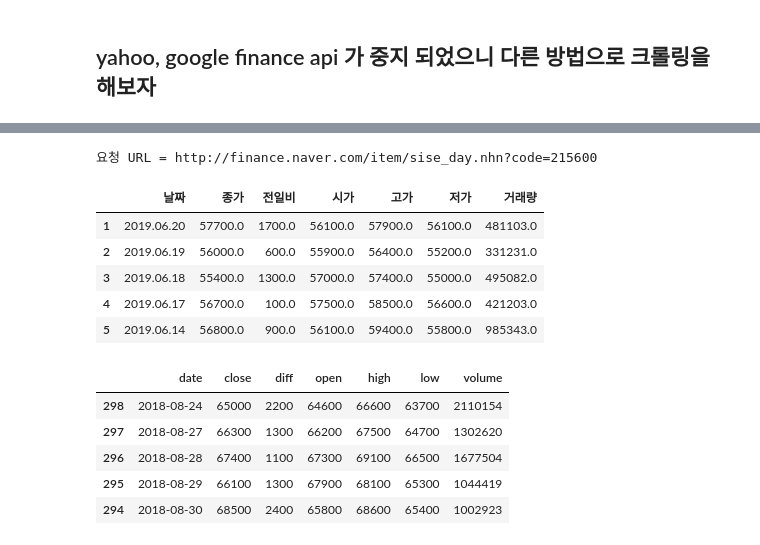
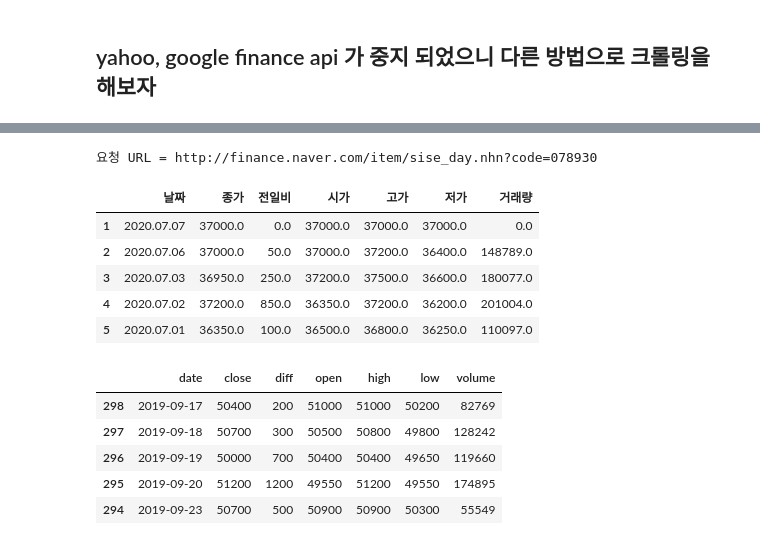
Before and after one commit to hansw90/stock-searcher, a Jupyter notebook: NaverStock&Plotly.ipynb, the cells around one changed output, grey strips where cells are left out. Cells and saved outputs as stored; diff of their text form; code cells hidden in the pictures.

```diff
--- a/NaverStock&Plotly.ipynb
+++ b/NaverStock&Plotly.ipynb
@@ -21,37 +21,42 @@ code_df.head()
 # %%
 # 종목 이름을 입력하면 종목에 해당하는 코드를 불러와
 # 네이버 금융("http://finance.naver.com") 에 넣어줌
 
 def get_url(item_name, code_df):
+    code = code_df.query("name=='{}'".format(item_name))['code'].to_string(index=False)
 
-    code = code_df.query("name=='{}'".format(item_name))['code'].to_string(index=False)
-    url = 'http://finance.naver.com/item/sise_day.nhn?code={code}'.format(code=code)
+    url = 'http://finance.naver.com/item/sise_day.nhn?code={}'.format(code)
+
+    # 이상하게 오랜만에 확인해보니 띄어쓰기가 발생한다?
+    # 2020/7/7일 기준 임시 코드 적용
+    url = url.split(' ')
+    url = ''.join(url)
     print("요청 URL = {}".format(url))
     return url
 
 
-item_name='신라젠'
+item_name='GS'
 url = get_url(item_name, code_df)
 
 # 일자 데이터를 담은 df라는 DataFrame 정의
 df = pd.DataFrame()
 
 for page in range(1,21) :
     pg_url = '{url}&page={page}'.format(url=url, page=page)
     df = df.append(pd.read_html(pg_url, header=0)[0], ignore_index=True)
 
 
 df = df.dropna()
 
 df.head()
 # %% [output]
-요청 URL = http://finance.naver.com/item/sise_day.nhn?code=215600
+요청 URL = http://finance.naver.com/item/sise_day.nhn?code=078930
 |  | 날짜 | 종가 | 전일비 | 시가 | 고가 | 저가 | 거래량 |
-| 1 | 2019.06.20 | 57700.0 | 1700.0 | 56100.0 | 57900.0 | 56100.0 | 481103.0 |
-| 2 | 2019.06.19 | 56000.0 | 600.0 | 55900.0 | 56400.0 | 55200.0 | 331231.0 |
-| 3 | 2019.06.18 | 55400.0 | 1300.0 | 57000.0 | 57400.0 | 55000.0 | 495082.0 |
-| 4 | 2019.06.17 | 56700.0 | 100.0 | 57500.0 | 58500.0 | 56600.0 | 421203.0 |
-| 5 | 2019.06.14 | 56800.0 | 900.0 | 56100.0 | 59400.0 | 55800.0 | 985343.0 |
+| 1 | 2020.07.07 | 37000.0 | 0.0 | 37000.0 | 37000.0 | 37000.0 | 0.0 |
+| 2 | 2020.07.06 | 37000.0 | 50.0 | 37000.0 | 37200.0 | 36400.0 | 148789.0 |
+| 3 | 2020.07.03 | 36950.0 | 250.0 | 37200.0 | 37500.0 | 36600.0 | 180077.0 |
+| 4 | 2020.07.02 | 37200.0 | 850.0 | 36350.0 | 37200.0 | 36200.0 | 201004.0 |
+| 5 | 2020.07.01 | 36350.0 | 100.0 | 36500.0 | 36800.0 | 36250.0 | 110097.0 |
 # %%
 # 한글로 된 컬럼명을 영어로 바꿔줌
 df = df.rename(columns= {'날짜': 'date', '종가': 'close', '전일비': 'diff', '시가': 'open', '고가': 'high', '저가': 'low', '거래량': 'volume'})
@@ -66,8 +71,8 @@ df = df.sort_values(by=['date'], ascending=True)
 df.head()
 # %% [output]
 |  | date | close | diff | open | high | low | volume |
-| 298 | 2018-08-24 | 65000 | 2200 | 64600 | 66600 | 63700 | 2110154 |
-| 297 | 2018-08-27 | 66300 | 1300 | 66200 | 67500 | 64700 | 1302620 |
-| 296 | 2018-08-28 | 67400 | 1100 | 67300 | 69100 | 66500 | 1677504 |
-| 295 | 2018-08-29 | 66100 | 1300 | 67900 | 68100 | 65300 | 1044419 |
-| 294 | 2018-08-30 | 68500 | 2400 | 65800 | 68600 | 65400 | 1002923 |
+| 298 | 2019-09-17 | 50400 | 200 | 51000 | 51000 | 50200 | 82769 |
+| 297 | 2019-09-18 | 50700 | 300 | 50500 | 50800 | 49800 | 128242 |
+| 296 | 2019-09-19 | 50000 | 700 | 50400 | 50400 | 49650 | 119660 |
+| 295 | 2019-09-20 | 51200 | 1200 | 49550 | 51200 | 49550 | 174895 |
+| 294 | 2019-09-23 | 50700 | 500 | 50900 | 50900 | 50300 | 55549 |
```
Also changed, not shown: parts of 4 cells of this notebook.
